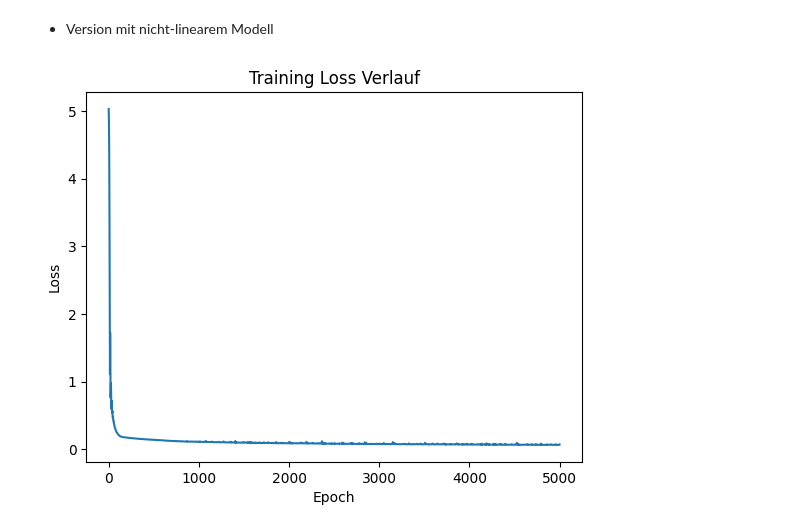
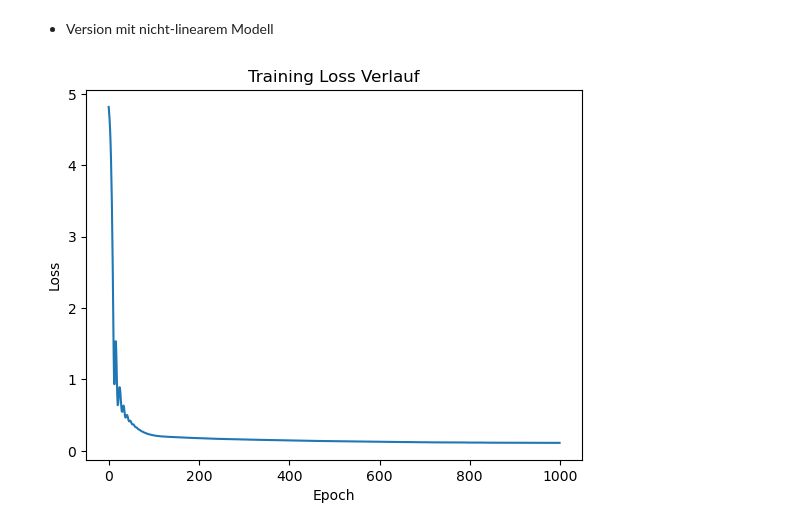
Before and after one commit to McRicecorn/NeuronaleNetze_WineQuality, a Jupyter notebook: Project1_Wine.ipynb, the cells around one changed output. Drawn from its saved outputs; the diff is of its cells as text; code cells hidden in the pictures.

```diff
--- a/Project1_Wine.ipynb
+++ b/Project1_Wine.ipynb
@@ -645,5 +648,5 @@ shape(y_te): torch.Size([272, 1])
 # %%
-n_epochs = 1000
+n_epochs = 10000
 all_coll = X_train.shape[1]
 
 #lineares Modell passt hier nicht.. muss geändert werden
@@ -764,26 +767,26 @@ model = nn.Sequential(
 
 optimizer = torch.optim.Adam(model.parameters(), lr=0.01) #schneller & stabiler als SGD
 # %%
-n_epochs = 5000
+n_epochs = 1000
 
 losses = []
 model.train()
 
 for epoch in range(n_epochs):
     optimizer.zero_grad()
     y_pred = model(x_tr)
     loss = loss_func(y_pred, y_tr)
     loss.backward()
     optimizer.step()
     losses.append(loss.item())
 
 plt.plot(losses)
 plt.xlabel("Epoch")
 plt.ylabel("Loss")
 plt.title("Training Loss Verlauf")
 plt.show()
 # %% [output]
-[figure, old version]
+[figure, new version]
 # %%
 model.eval()
 with torch.no_grad():
```
Also changed, not shown: parts of 34 cells of this notebook.
